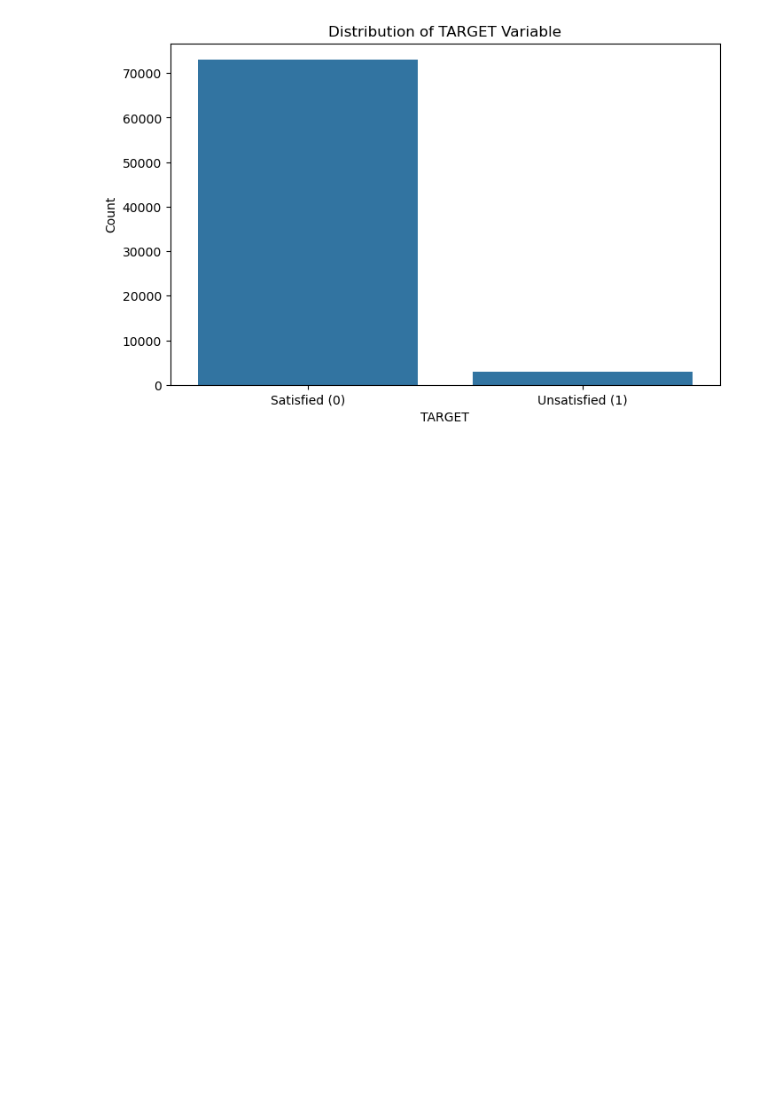
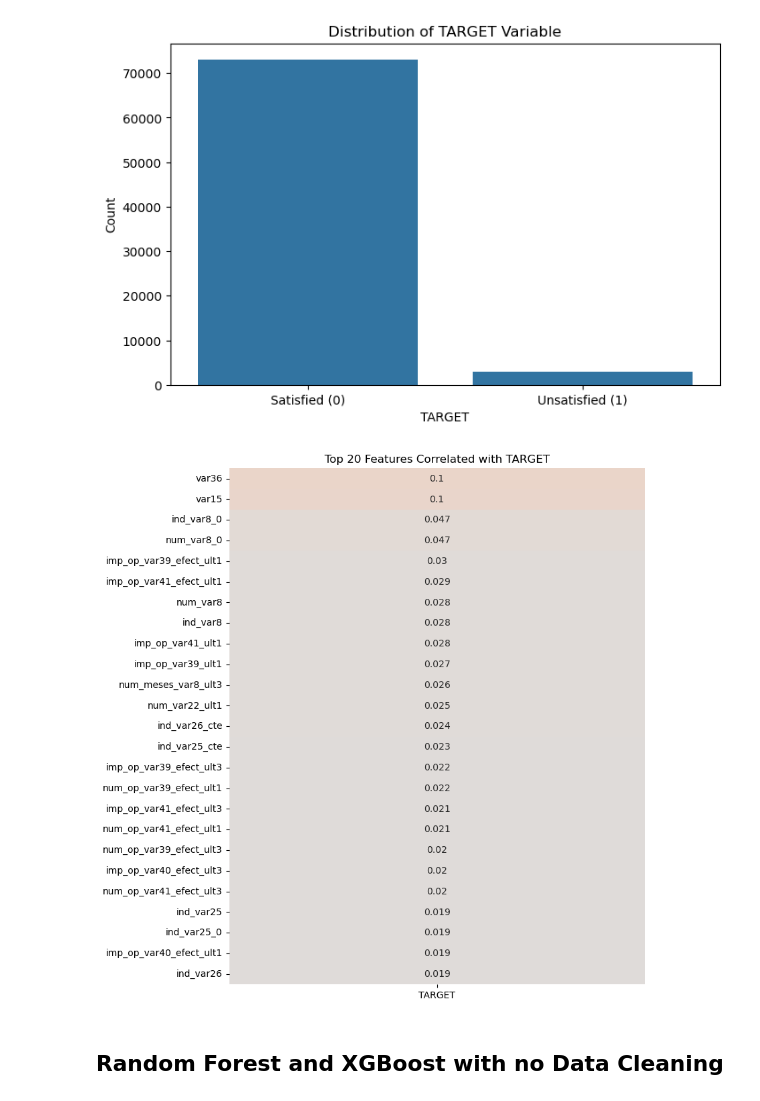
Before and after one commit to NoMoreNotions/PHYS_247_Project_1, a Jupyter notebook: Santander_Bank_Customer_Satisfaction_NB.ipynb, the cells around one changed output. Saved outputs shown, nothing was run; the diff lists cells and outputs as text; code cells hidden in the pictures; blank space fills up the shorter version.

```diff
--- a/Santander_Bank_Customer_Satisfaction_NB.ipynb
+++ b/Santander_Bank_Customer_Satisfaction_NB.ipynb
@@ -16,27 +6,45 @@ test = pd.read_csv('test.csv')
 # %%
+import pandas as pd
+import seaborn as sns
+import matplotlib.pyplot as plt
+
+# Load the datasets
+train = pd.read_csv('train.csv')
+
 # Check the size of the datasets
 print(f"Training set shape: {train.shape}")
-print(f"Test set shape: {test.shape}")
+
+# Preview the first few rows of each dataset
+print("Training set preview:")
+print(train.head())
 
 # Check the data types of each column
-print("\nData types in the training set:")
+print("Data types in the training set:")
 print(train.dtypes)
 
 # Basic statistics to understand the features
-print("\nBasic statistics for the training set:")
+print("Basic statistics for the training set:")
 print(train.describe())
 
-# Check the distribution of TARGET variable
-target_counts = train['TARGET'].value_counts()
-print(target_counts)
-
-# Plot the distribution
+# Plot the count of each class in the target variable
 plt.figure(figsize=(8, 5))
-sns.barplot(x=target_counts.index, y=target_counts.values)
+sns.countplot(x='TARGET', data=train)
 plt.xlabel('TARGET')
 plt.ylabel('Count')
 plt.title('Distribution of TARGET Variable')
 plt.xticks([0, 1], ['Satisfied (0)', 'Unsatisfied (1)'])
 plt.show()
+
+# Calculate the correlation of all features with the TARGET variable
+target_corr = train.corr()['TARGET'].sort_values(ascending=False)
+
+# Select the top 20 features with the highest absolute correlation with TARGET (excluding TARGET itself)
+top_25_corr = target_corr.iloc[1:26]  # Exclude the first entry (TARGET itself) and take the next 20
+
+# Plot the correlation of top 20 features with TARGET
+plt.figure(figsize=(8, 10))
+sns.heatmap(top_25_corr.to_frame(), annot=True, cmap='coolwarm', vmin=-1, vmax=1, cbar=False)
+plt.title('Top 20 Features Correlated with TARGET')
+plt.show()
 # %% [output]
 Training set shape: (76020, 371)
@@ -59 +67,2 @@ Name: count, dtype: int64
 [figure]
+[figure, added]
@@ -160,0 +69,2 @@ print(confusion)
+# %% [markdown]
+## Random Forest and XGBoost with no Data Cleaning
```
Also changed, not shown: parts of 12 cells of this notebook.
